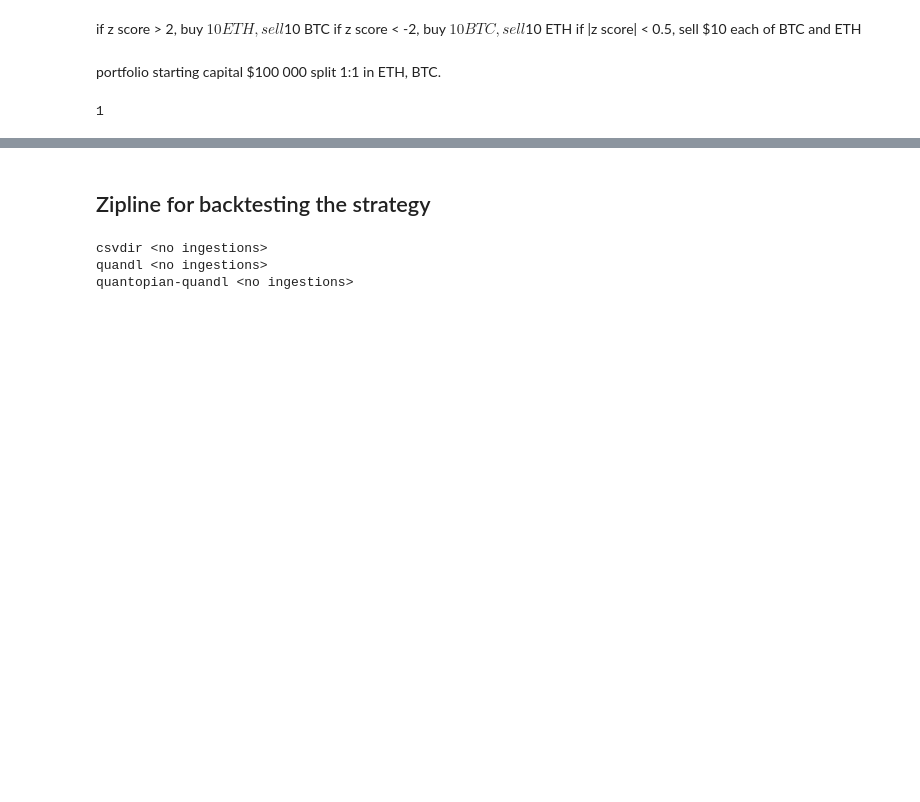
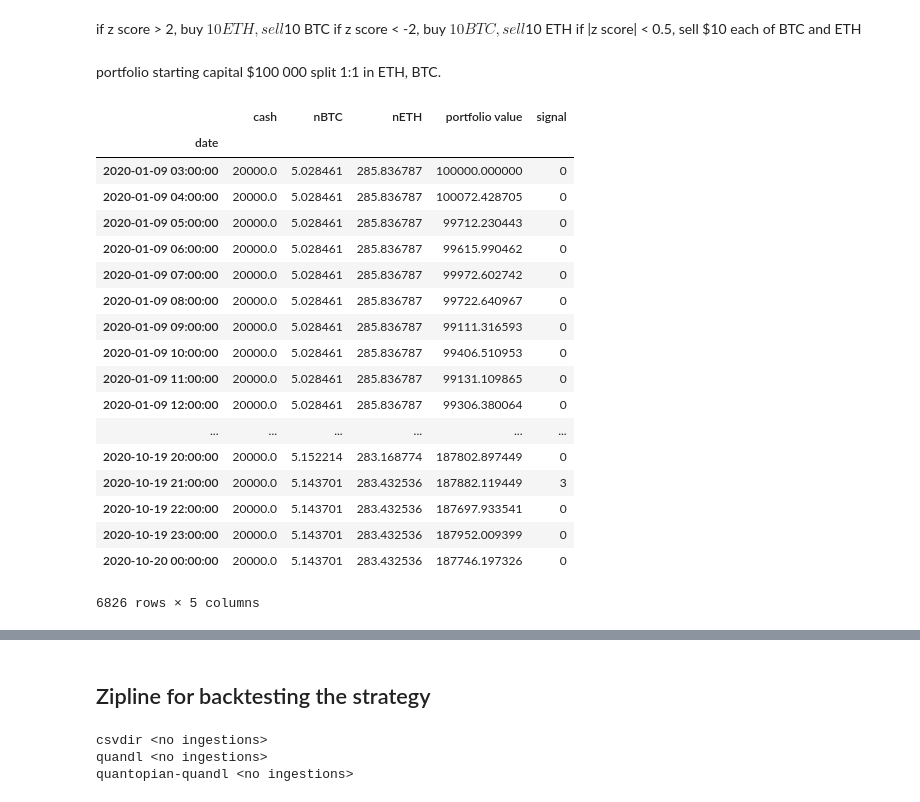
Before and after one commit to peparhugo/Econometrics_group_project, a Jupyter notebook: submission_3/data-ideas/pairs-trading-22102020.ipynb, the cells around one changed output, grey strips where cells are left out. Cells and saved outputs as stored; diff of their text form; code cells hidden in the pictures; blank space fills up the shorter version.

```diff
--- a/submission_3/data-ideas/pairs-trading-22102020.ipynb
+++ b/submission_3/data-ideas/pairs-trading-22102020.ipynb
@@ -333,7 +331,3 @@ df_pairs['cash'] = cash
 df_pairs['nBTC'] = nBTC
 df_pairs['portfolio value'] = total_value
 df_pairs.set_index('date', inplace=True)
-# %%
-abs(-1)
-# %% [output]
-1
@@ -340,3 +407,25 @@ abs(-1)
+# %%
+df_pairs
+# %% [output]
+|  | cash | nBTC | nETH | portfolio value | signal |
+| date |  |  |  |  |  |
+| 2020-01-09 03:00:00 | 20000.0 | 5.028461 | 285.836787 | 100000.000000 | 0 |
+| 2020-01-09 04:00:00 | 20000.0 | 5.028461 | 285.836787 | 100072.428705 | 0 |
+| 2020-01-09 05:00:00 | 20000.0 | 5.028461 | 285.836787 | 99712.230443 | 0 |
+| 2020-01-09 06:00:00 | 20000.0 | 5.028461 | 285.836787 | 99615.990462 | 0 |
+| 2020-01-09 07:00:00 | 20000.0 | 5.028461 | 285.836787 | 99972.602742 | 0 |
+| 2020-01-09 08:00:00 | 20000.0 | 5.028461 | 285.836787 | 99722.640967 | 0 |
+| 2020-01-09 09:00:00 | 20000.0 | 5.028461 | 285.836787 | 99111.316593 | 0 |
+| 2020-01-09 10:00:00 | 20000.0 | 5.028461 | 285.836787 | 99406.510953 | 0 |
+| 2020-01-09 11:00:00 | 20000.0 | 5.028461 | 285.836787 | 99131.109865 | 0 |
+| 2020-01-09 12:00:00 | 20000.0 | 5.028461 | 285.836787 | 99306.380064 | 0 |
+| ... | ... | ... | ... | ... | ... |
+| 2020-10-19 20:00:00 | 20000.0 | 5.152214 | 283.168774 | 187802.897449 | 0 |
+| 2020-10-19 21:00:00 | 20000.0 | 5.143701 | 283.432536 | 187882.119449 | 3 |
+| 2020-10-19 22:00:00 | 20000.0 | 5.143701 | 283.432536 | 187697.933541 | 0 |
+| 2020-10-19 23:00:00 | 20000.0 | 5.143701 | 283.432536 | 187952.009399 | 0 |
+| 2020-10-20 00:00:00 | 20000.0 | 5.143701 | 283.432536 | 187746.197326 | 0 |
+6826 rows × 5 columns
 # %%
 plt.plot(df_pairs['portfolio value'])
 # %% [output]
```
Also changed, not shown: parts of 5 cells of this notebook.
